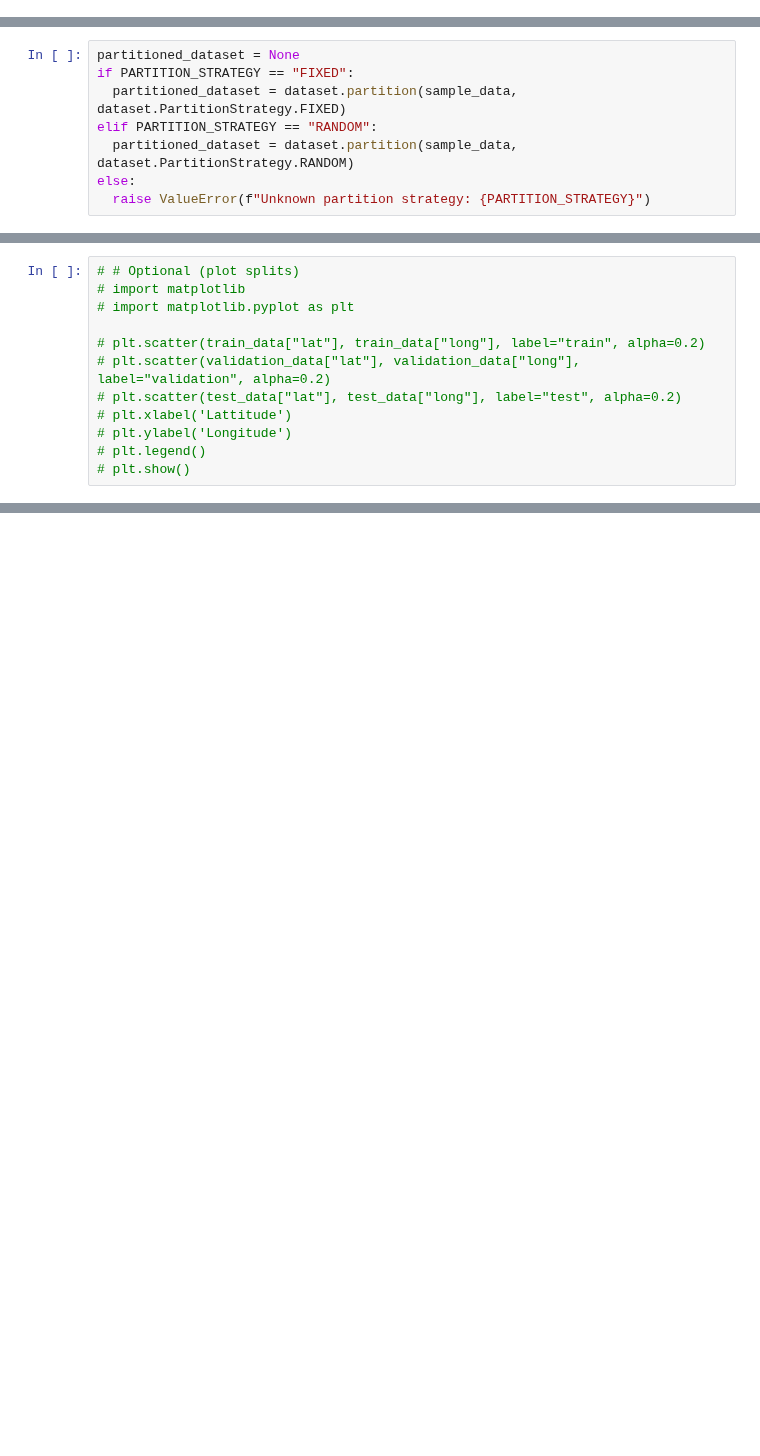
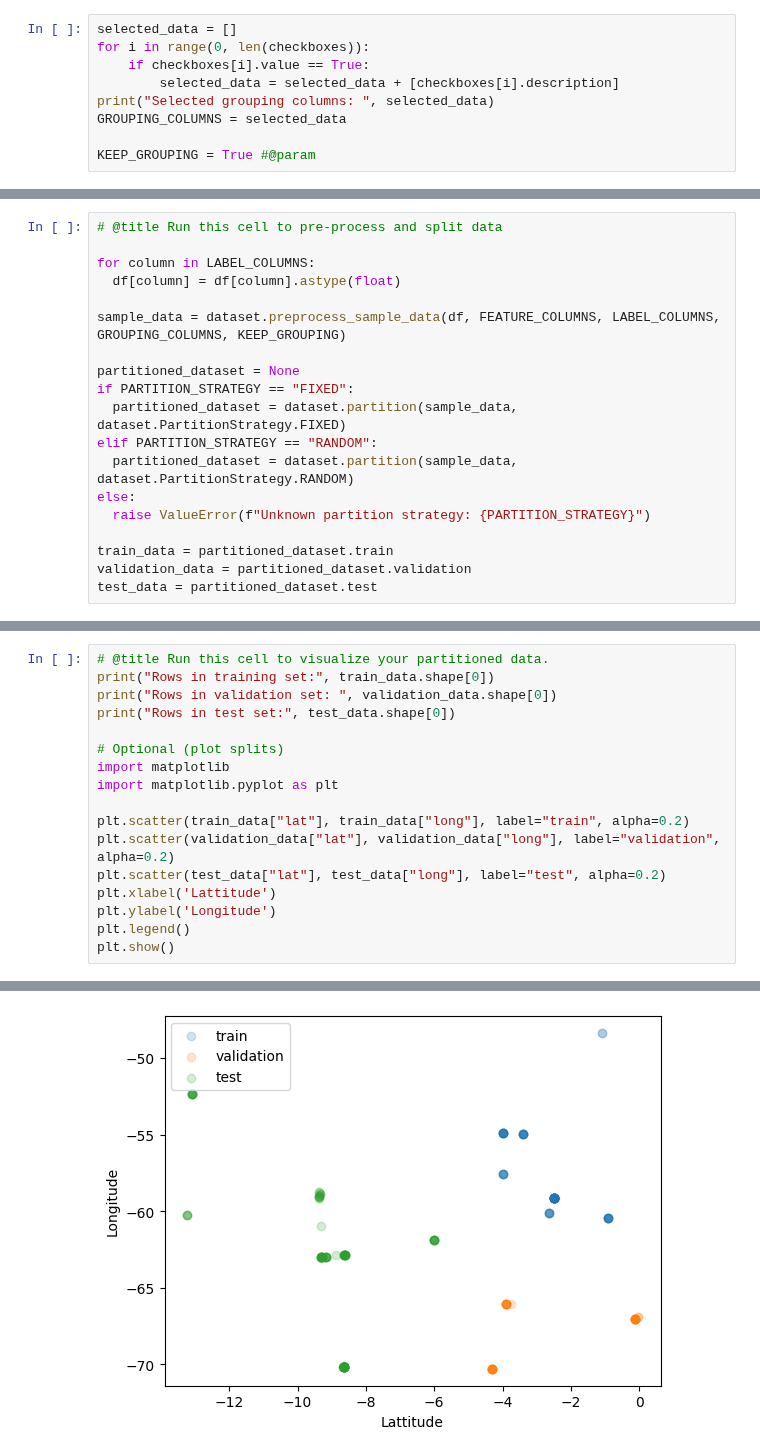
Before and after one commit to tnc-br/ddf-isoscapes, a Jupyter notebook: data_ingestion.ipynb, the cells around one changed output, grey strips where cells are left out. Cells and saved outputs as stored; diff of their text form; blank space fills up the shorter version.

Commit message:
Revert to document_data_ee changes

```diff
--- a/data_ingestion.ipynb
+++ b/data_ingestion.ipynb
@@ -80,0 +133,9 @@ interactive(children=(Text(value='', description='Email', placeholder='Enter ema
+# %%
+selected_data = []
+for i in range(0, len(checkboxes)):
+    if checkboxes[i].value == True:
+        selected_data = selected_data + [checkboxes[i].description]
+print("Selected grouping columns: ", selected_data)
+GROUPING_COLUMNS = selected_data
+
+KEEP_GROUPING = True #@param
@@ -92,4 +167,11 @@ sample_data = dataset.preprocess_sample_data(df, FEATURE_COLUMNS, LABEL_COLUMNS,
 # %%
+# @title Run this cell to pre-process and split data
+
+for column in LABEL_COLUMNS:
+  df[column] = df[column].astype(float)
+
+sample_data = dataset.preprocess_sample_data(df, FEATURE_COLUMNS, LABEL_COLUMNS, GROUPING_COLUMNS, KEEP_GROUPING)
+
 partitioned_dataset = None
 if PARTITION_STRATEGY == "FIXED":
   partitioned_dataset = dataset.partition(sample_data, dataset.PartitionStrategy.FIXED)
@@ -97,3 +179,7 @@ elif PARTITION_STRATEGY == "RANDOM":
   partitioned_dataset = dataset.partition(sample_data, dataset.PartitionStrategy.RANDOM)
 else:
   raise ValueError(f"Unknown partition strategy: {PARTITION_STRATEGY}")
+
+train_data = partitioned_dataset.train
+validation_data = partitioned_dataset.validation
+test_data = partitioned_dataset.test
@@ -108,12 +189,18 @@ test_data = partitioned_dataset.test
 # %%
-# # Optional (plot splits)
-# import matplotlib
-# import matplotlib.pyplot as plt
+# @title Run this cell to visualize your partitioned data.
+print("Rows in training set:", train_data.shape[0])
+print("Rows in validation set: ", validation_data.shape[0])
+print("Rows in test set:", test_data.shape[0])
 
-# plt.scatter(train_data["lat"], train_data["long"], label="train", alpha=0.2)
-# plt.scatter(validation_data["lat"], validation_data["long"], label="validation", alpha=0.2)
-# plt.scatter(test_data["lat"], test_data["long"], label="test", alpha=0.2)
-# plt.xlabel('Lattitude')
-# plt.ylabel('Longitude')
-# plt.legend()
-# plt.show()
+# Optional (plot splits)
+import matplotlib
+import matplotlib.pyplot as plt
+
+plt.scatter(train_data["lat"], train_data["long"], label="train", alpha=0.2)
+plt.scatter(validation_data["lat"], validation_data["long"], label="validation", alpha=0.2)
+plt.scatter(test_data["lat"], test_data["long"], label="test", alpha=0.2)
+plt.xlabel('Lattitude')
+plt.ylabel('Longitude')
+plt.legend()
+plt.show()
+# %% [output]
@@ -119,0 +210 @@ test_data = partitioned_dataset.test
+[figure, added]
```
Also changed, not shown: parts of 27 cells of this notebook.
